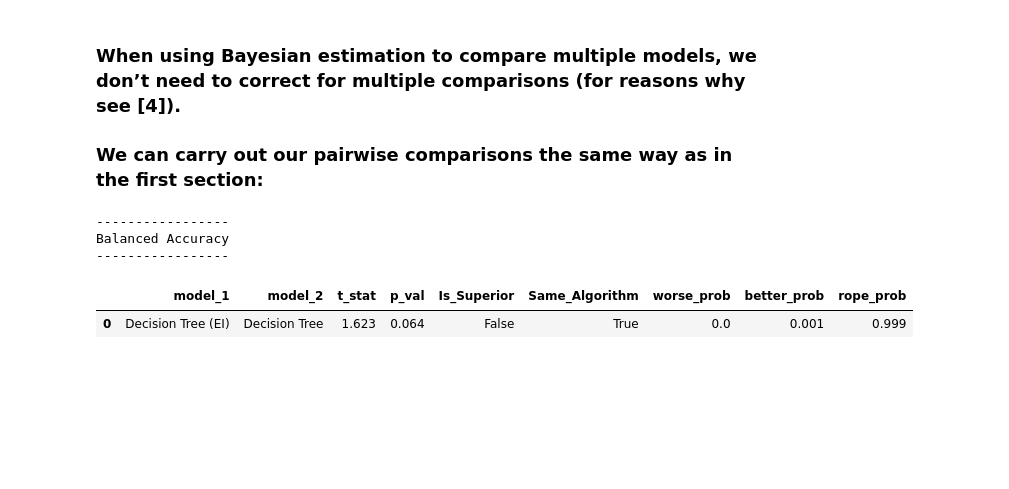
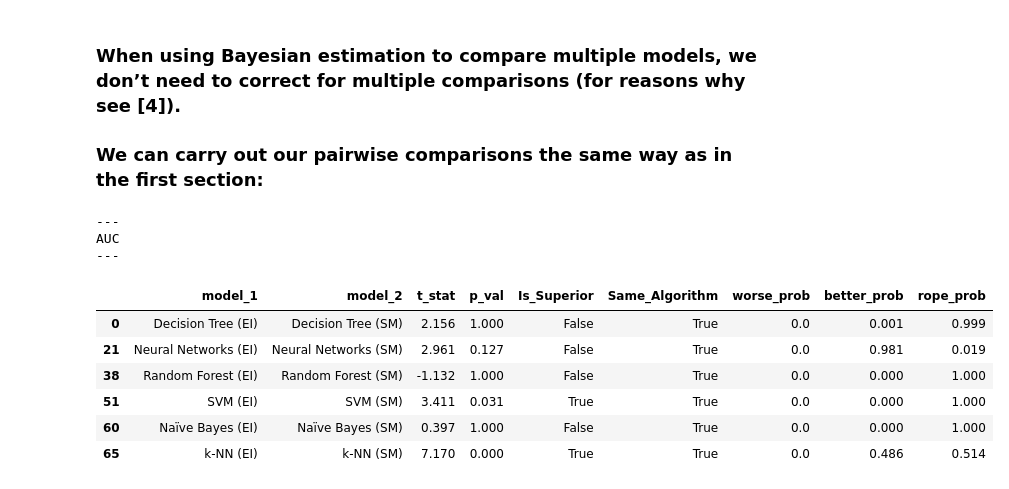
Before and after one commit to fabianopapaiz/als_prognosis_using_ensemble_imbalance, a Jupyter notebook: 05_Train_Validate_Models/16.1 - Multiple models comparison.ipynb, the cells around one changed output. Cells and saved outputs as stored; diff of their text form; code cells hidden in the pictures; blank space fills up the shorter version.

```diff
--- a/05_Train_Validate_Models/16.1 - Multiple models comparison.ipynb
+++ b/05_Train_Validate_Models/16.1 - Multiple models comparison.ipynb
@@ -465,7 +528,7 @@ Probability of Decision Tree being more accurate than Decision Tree (EI): 0.258
 x = np.linspace(t_post.ppf(0.001), t_post.ppf(0.999), 100)
 
 # test several percentages
-for percentage in [0.01, 0.02, 0.03, 0.04, 0.05, 0.10]:
+for percentage in [0.01]: #, 0.02, 0.03, 0.04, 0.05, 0.10]:
 
     rope_interval = [-percentage, percentage]
     rope_prob = t_post.cdf(rope_interval[1]) - t_post.cdf(rope_interval[0])
@@ -622,10 +672,10 @@ Sensitivity
 ### We can carry out our pairwise comparisons the same way as in the first section:
 # %%
 models_scores = [
-    ['Balanced Accuracy', model_scores_balanced_accuracy.copy()],
+#     ['Balanced Accuracy', model_scores_balanced_accuracy.copy()],
 #     ['Sensitivity', model_scores_sensitivity.copy()],
 #     ['Specificity', model_scores_specificity.copy()],
-#     ['AUC', model_scores_auc.copy()],
+    ['AUC', model_scores_auc.copy()],
 
 ]
 
@@ -644,37 +694,42 @@ for algo_name, model_scores in models_scores:
 
     for model_i, model_k in combinations(range(len(model_scores)), 2):
         model_i_scores = model_scores.iloc[model_i].values
         model_k_scores = model_scores.iloc[model_k].values
 
         differences = model_i_scores - model_k_scores
 
         t_post = t(
             df, loc=np.mean(differences), scale=utils_exec_models_new.corrected_std(differences, n_train, n_test)
         )
 
         worse_prob = t_post.cdf(rope_interval[0])
         better_prob = 1 - t_post.cdf(rope_interval[1])
         rope_prob = t_post.cdf(rope_interval[1]) - t_post.cdf(rope_interval[0])
 
         pairwise_bayesian.append([worse_prob, better_prob, rope_prob])
 
     pairwise_bayesian_df_aux = pd.DataFrame(
         pairwise_bayesian, columns=["worse_prob", "better_prob", "rope_prob"]
     ).round(3)
 
 
     pairwise_bayesian_df = pairwise_bayesian_df.join(pairwise_bayesian_df_aux)
 
 
 #     display(pairwise_bayesian_df.loc[(pairwise_bayesian_df.Is_Superior)]) #.to_markdown(index=False))
 #     print()
-#     display(pairwise_bayesian_df.loc[(pairwise_bayesian_df.Same_Algorithm)]) #.to_markdown(index=False))
+    display(pairwise_bayesian_df.loc[(pairwise_bayesian_df.Same_Algorithm)]) #.to_markdown(index=False))
+    print()
+#     display(pairwise_bayesian_df) #.to_markdown(index=False))
 #     print()
-    display(pairwise_bayesian_df) #.to_markdown(index=False))
-    print()
 # %% [output]
------------------
-Balanced Accuracy
------------------
+---
+AUC
+---
 |  | model_1 | model_2 | t_stat | p_val | Is_Superior | Same_Algorithm | worse_prob | better_prob | rope_prob |
-| 0 | Decision Tree (EI) | Decision Tree | 1.623 | 0.064 | False | True | 0.0 | 0.001 | 0.999 |
+| 0 | Decision Tree (EI) | Decision Tree (SM) | 2.156 | 1.000 | False | True | 0.0 | 0.001 | 0.999 |
+| 21 | Neural Networks (EI) | Neural Networks (SM) | 2.961 | 0.127 | False | True | 0.0 | 0.981 | 0.019 |
+| 38 | Random Forest (EI) | Random Forest (SM) | -1.132 | 1.000 | False | True | 0.0 | 0.000 | 1.000 |
+| 51 | SVM (EI) | SVM (SM) | 3.411 | 0.031 | True | True | 0.0 | 0.000 | 1.000 |
+| 60 | Naïve Bayes (EI) | Naïve Bayes (SM) | 0.397 | 1.000 | False | True | 0.0 | 0.000 | 1.000 |
+| 65 | k-NN (EI) | k-NN (SM) | 7.170 | 0.000 | True | True | 0.0 | 0.486 | 0.514 |
```
Also changed, not shown: parts of 23 cells of this notebook, 1 other file.
